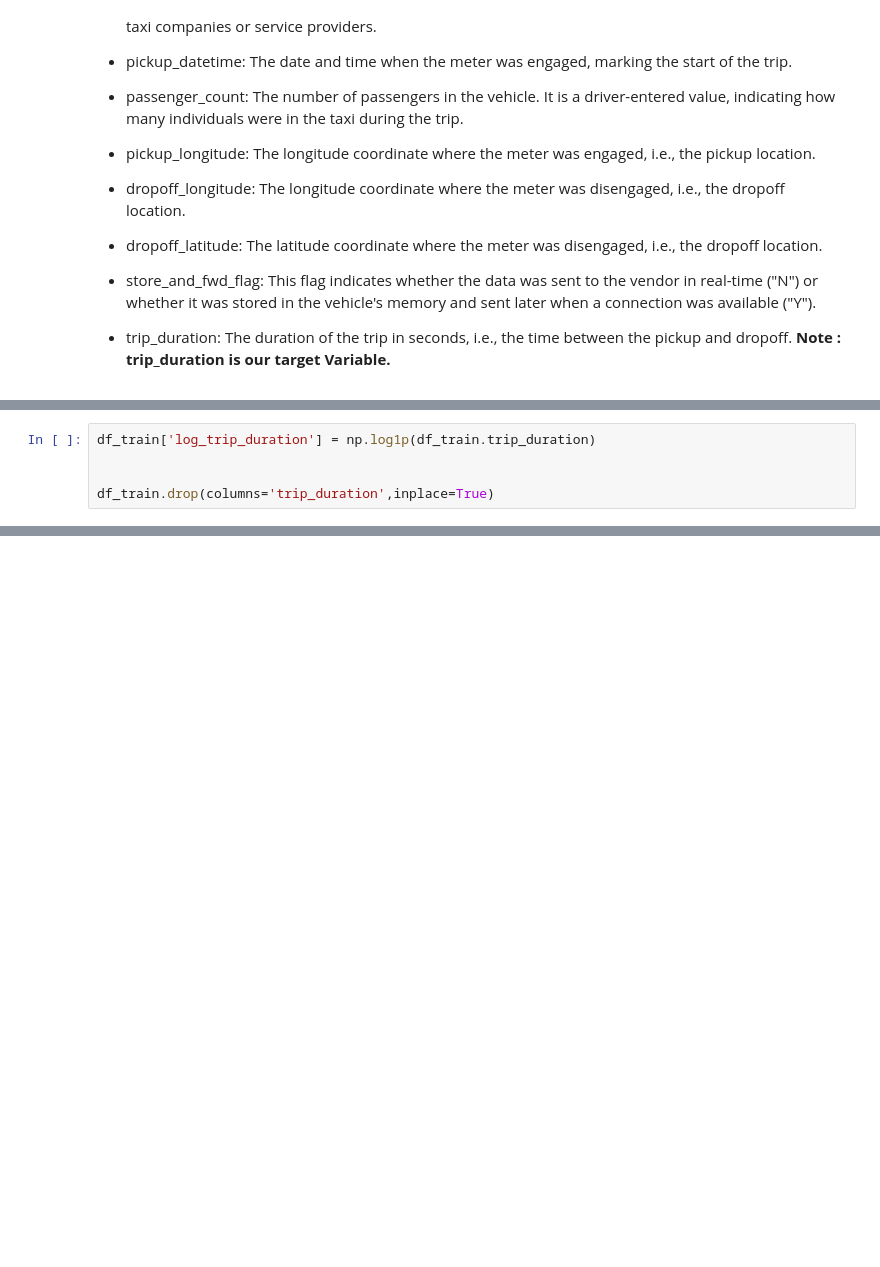
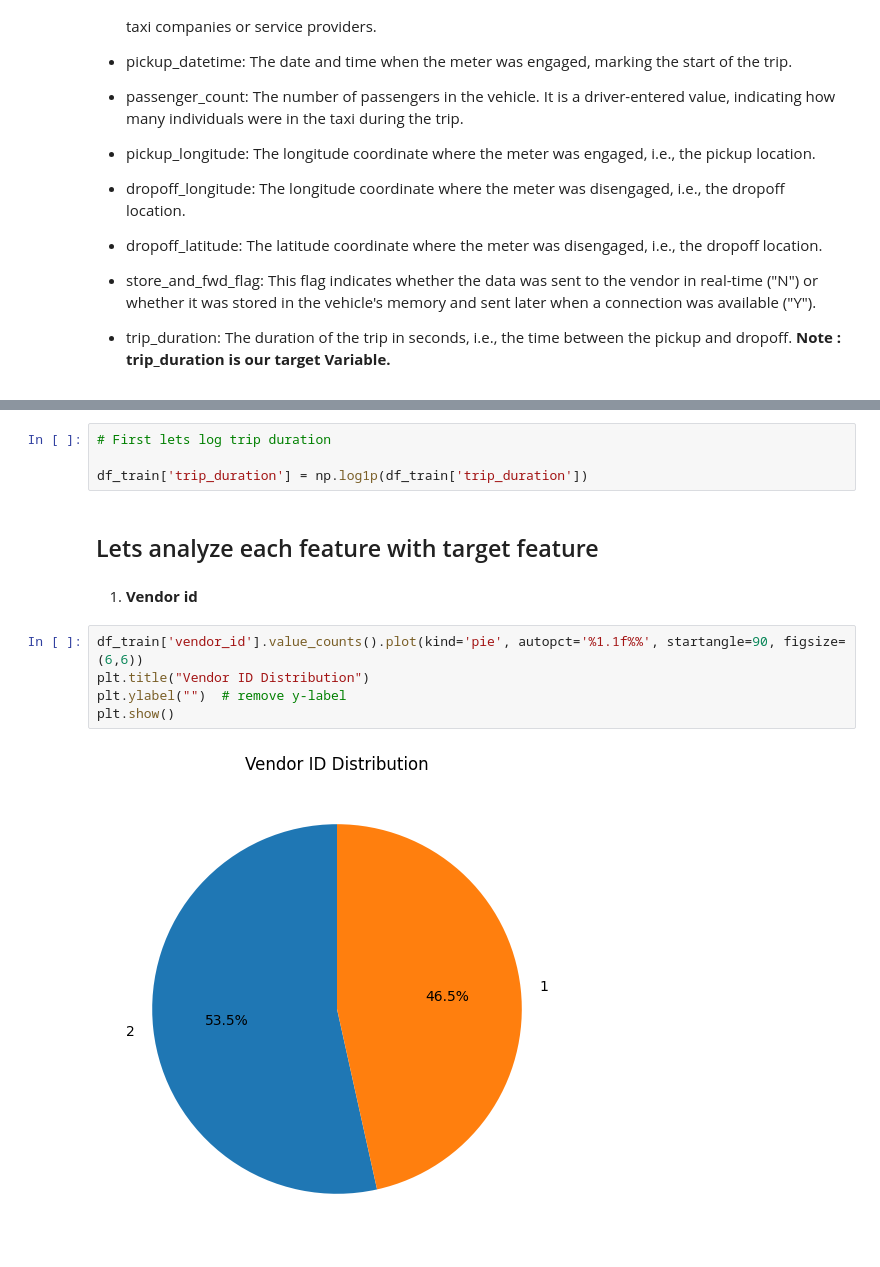
Before and after one commit to mostafaayman646/Trip-Duration-Prediction, a Jupyter notebook: EDA.ipynb, the cells around one changed output, grey strips where cells are left out. Saved outputs shown, nothing was run; the diff lists cells and outputs as text; blank space fills up the shorter version.

```diff
--- a/EDA.ipynb
+++ b/EDA.ipynb
@@ -118,5 +68,0 @@ dtype: float64
-# %%
-df_train['log_trip_duration'] = np.log1p(df_train.trip_duration)
-
-
-df_train.drop(columns='trip_duration',inplace=True)
@@ -174,0 +101,15 @@ We'll have a look at the correlation between all the features with the help of H
+# %%
+# First lets log trip duration
+
+df_train['trip_duration'] = np.log1p(df_train['trip_duration'])
+# %% [markdown]
+## Lets analyze each feature with target feature
+# %% [markdown]
+1. **Vendor id**
+# %%
+df_train['vendor_id'].value_counts().plot(kind='pie', autopct='%1.1f%%', startangle=90, figsize=(6,6))
+plt.title("Vendor ID Distribution")
+plt.ylabel("")  # remove y-label
+plt.show()
+# %% [output]
+[figure, added]
```
Also changed, not shown: parts of 57 cells of this notebook.
